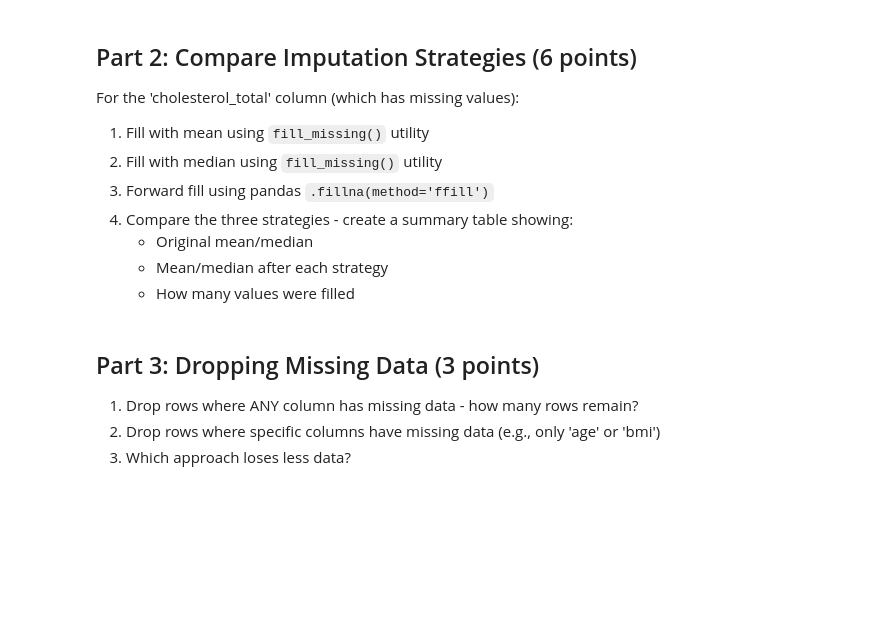
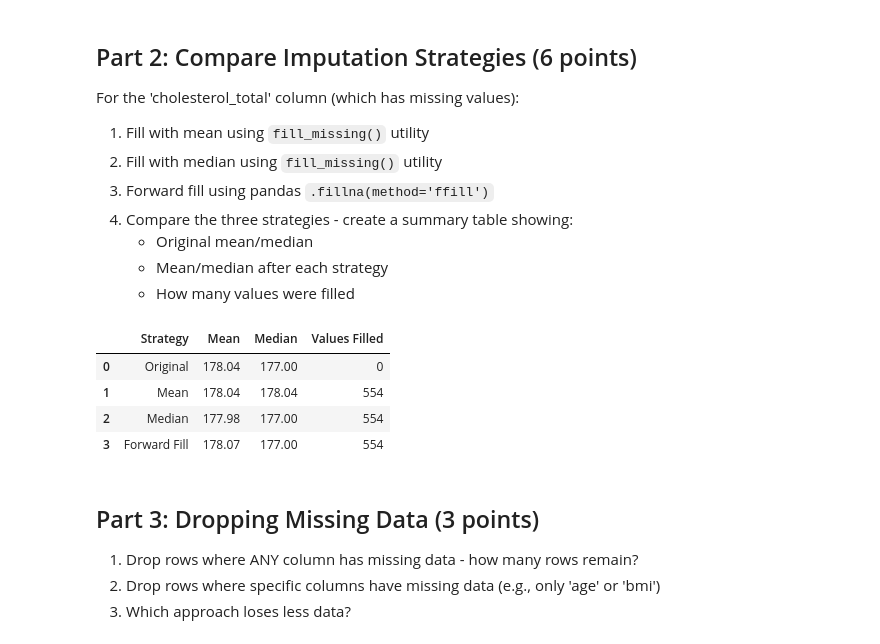
Before and after one commit to UCSF-DataSci/ds217-midterm-sarahmughal, a Jupyter notebook: q5_missing_data.ipynb, the cells around one changed output. Drawn from its saved outputs; the diff is of its cells as text; code cells hidden in the pictures; blank space fills up the shorter version.

Commit message:
data imputation

```diff
--- a/q5_missing_data.ipynb
+++ b/q5_missing_data.ipynb
@@ -99,3 +97,45 @@ For the 'cholesterol_total' column (which has missing values):
+# %%
+# TODO: Compare imputation strategies
+fill_mean = fill_missing(df, "cholesterol_total", strategy="mean")
+fill_median = fill_missing(df, "cholesterol_total", strategy="median")
+forward_fill = df.copy()
+forward_fill["cholesterol_total"] = forward_fill["cholesterol_total"].fillna(
+    method="ffill"
+)
+
+original_missing = df["cholesterol_total"].isna().sum()
+
+table = pd.DataFrame(
+    {
+        "Strategy": ["Original", "Mean", "Median", "Forward Fill"],
+        "Mean": [
+            df["cholesterol_total"].mean(),
+            fill_mean["cholesterol_total"].mean(),
+            fill_median["cholesterol_total"].mean(),
+            forward_fill["cholesterol_total"].mean(),
+        ],
+        "Median": [
+            df["cholesterol_total"].median(),
+            fill_mean["cholesterol_total"].median(),
+            fill_median["cholesterol_total"].median(),
+            forward_fill["cholesterol_total"].median(),
+        ],
+        "Values Filled": [
+            0,
+            original_missing - fill_mean["cholesterol_total"].isna().sum(),
+            original_missing - fill_median["cholesterol_total"].isna().sum(),
+            original_missing - forward_fill["cholesterol_total"].isna().sum(),
+        ],
+    }
+)
+
+display(table.round(2))
+# %% [output]
+|  | Strategy | Mean | Median | Values Filled |
+| 0 | Original | 178.04 | 177.00 | 0 |
+| 1 | Mean | 178.04 | 178.04 | 554 |
+| 2 | Median | 177.98 | 177.00 | 554 |
+| 3 | Forward Fill | 178.07 | 177.00 | 554 |
 # %% [markdown]
 ## Part 3: Dropping Missing Data (3 points)
 
```
Also changed, not shown: parts of 7 cells of this notebook, 2 other files.
